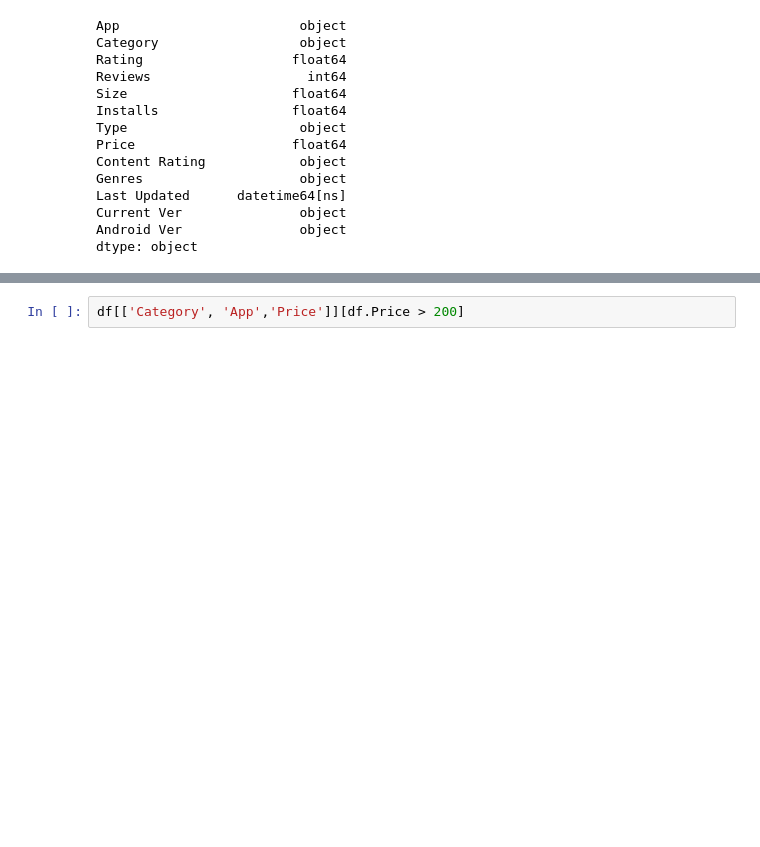
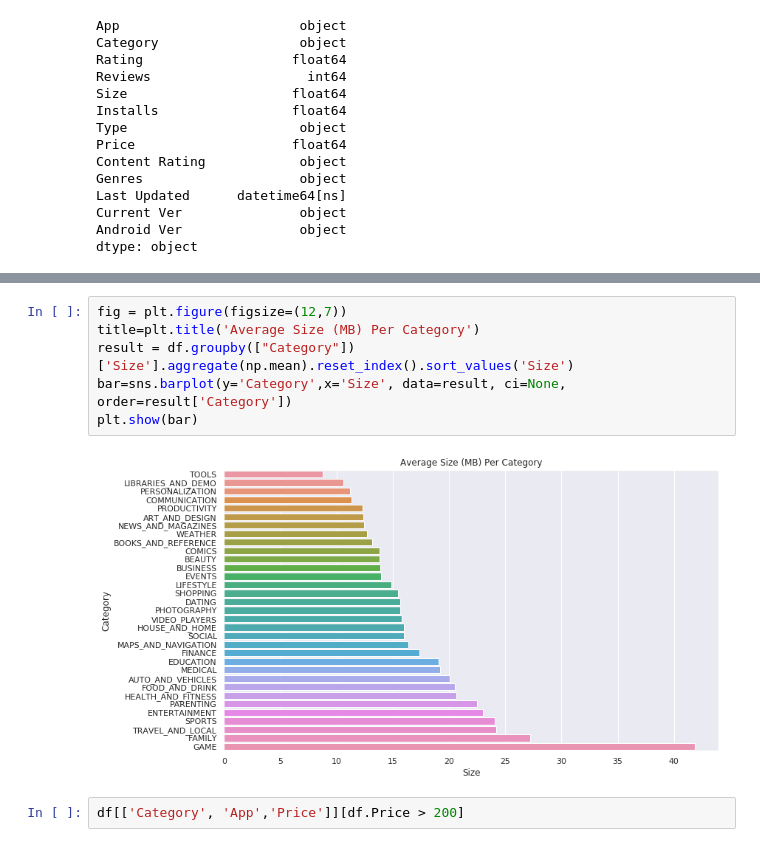
Before and after one commit to m3eeza/android-app-market-analysis, a Jupyter notebook: android-app-market-analysis.ipynb, the cells around one changed output, grey strips where cells are left out. Drawn from its saved outputs; the diff is of its cells as text; blank space fills up the shorter version.

```diff
--- a/android-app-market-analysis.ipynb
+++ b/android-app-market-analysis.ipynb
@@ -224,3 +211,11 @@ plt.show(bar)
+# %%
+fig = plt.figure(figsize=(12,7))
+title=plt.title('Average Size (MB) Per Category')
+result = df.groupby(["Category"])['Size'].aggregate(np.mean).reset_index().sort_values('Size')
+bar=sns.barplot(y='Category',x='Size', data=result, ci=None, order=result['Category'])
+plt.show(bar)
+# %% [output]
+[figure, added]
 # %%
 df[['Category', 'App','Price']][df.Price > 200]
 # %% [output]
```
Also changed, not shown: parts of 22 cells of this notebook, 1 other file.
